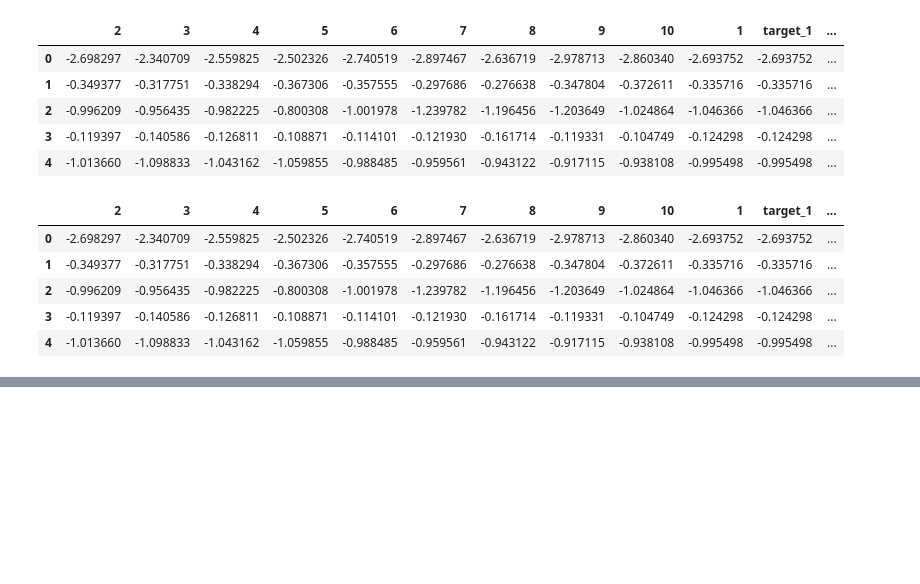
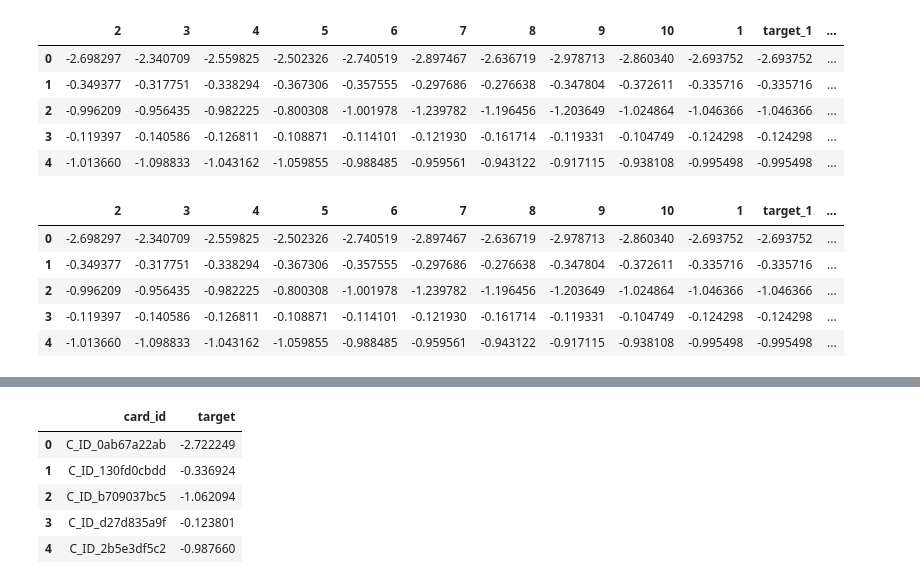
Before and after one commit to BoykoAA/list_lolecs_team, a Jupyter notebook: Elo_Category_Recommendation/Blend_final.ipynb, the cells around one changed output, grey strips where cells are left out. Saved outputs shown, nothing was run; the diff lists cells and outputs as text; code cells hidden in the pictures; blank space fills up the shorter version.

```diff
--- a/Elo_Category_Recommendation/Blend_final.ipynb
+++ b/Elo_Category_Recommendation/Blend_final.ipynb
@@ -106,0 +127,12 @@ df_final.to_csv('subm_blend_full_2.csv', index=False)
+# %%
+blend_result = best_subm['target'] * 0.9 + best_only_model['target'] * 0.1
+
+blend = pd.DataFrame({'card_id': best_only_model['card_id'], 'target': blend_result})
+blend.head(5)
+# %% [output]
+|  | card_id | target |
+| 0 | C_ID_0ab67a22ab | -2.722249 |
+| 1 | C_ID_130fd0cbdd | -0.336924 |
+| 2 | C_ID_b709037bc5 | -1.062094 |
+| 3 | C_ID_d27d835a9f | -0.123801 |
+| 4 | C_ID_2b5e3df5c2 | -0.987660 |
```
Also changed, not shown: parts of 3 cells of this notebook.
